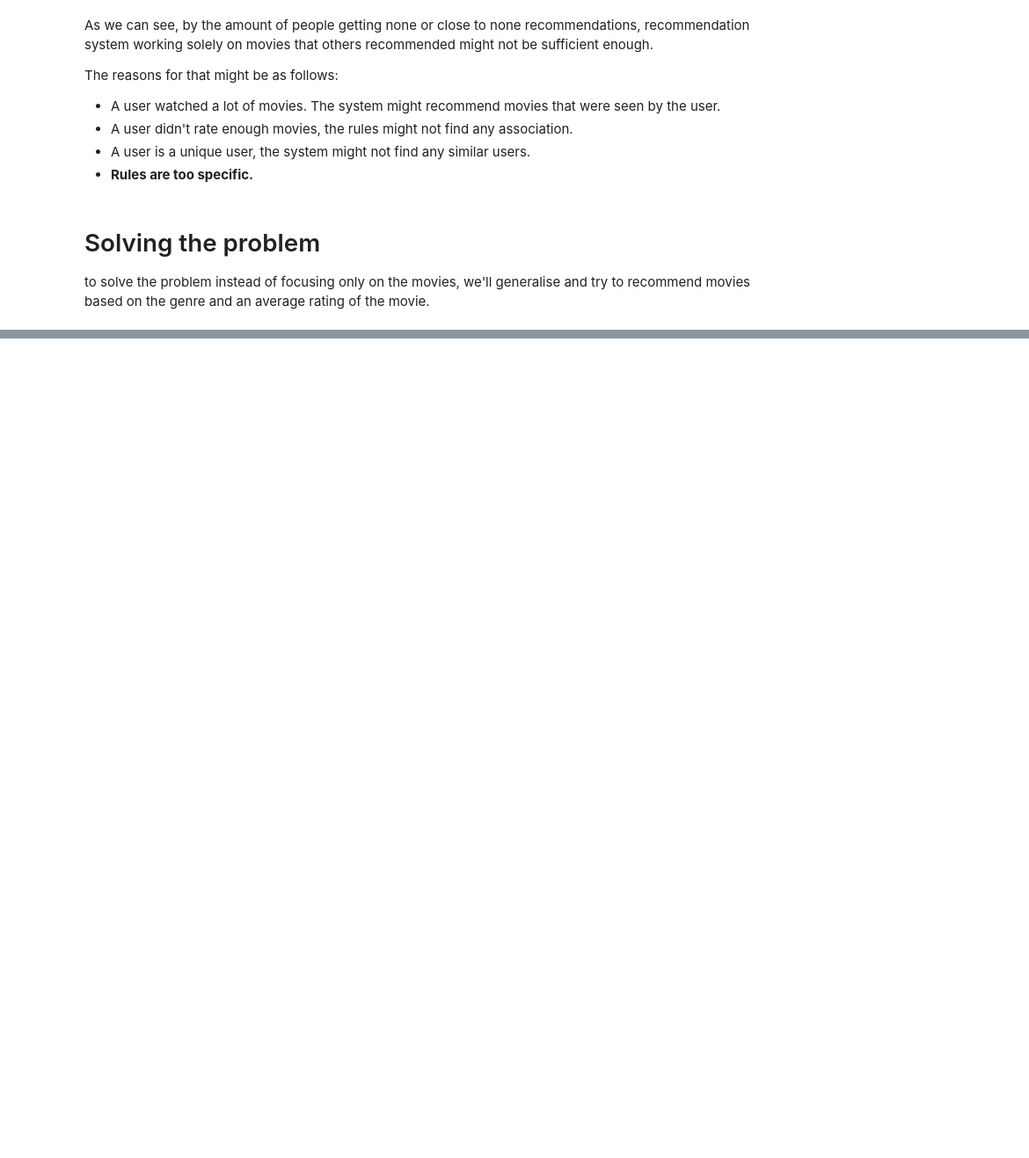
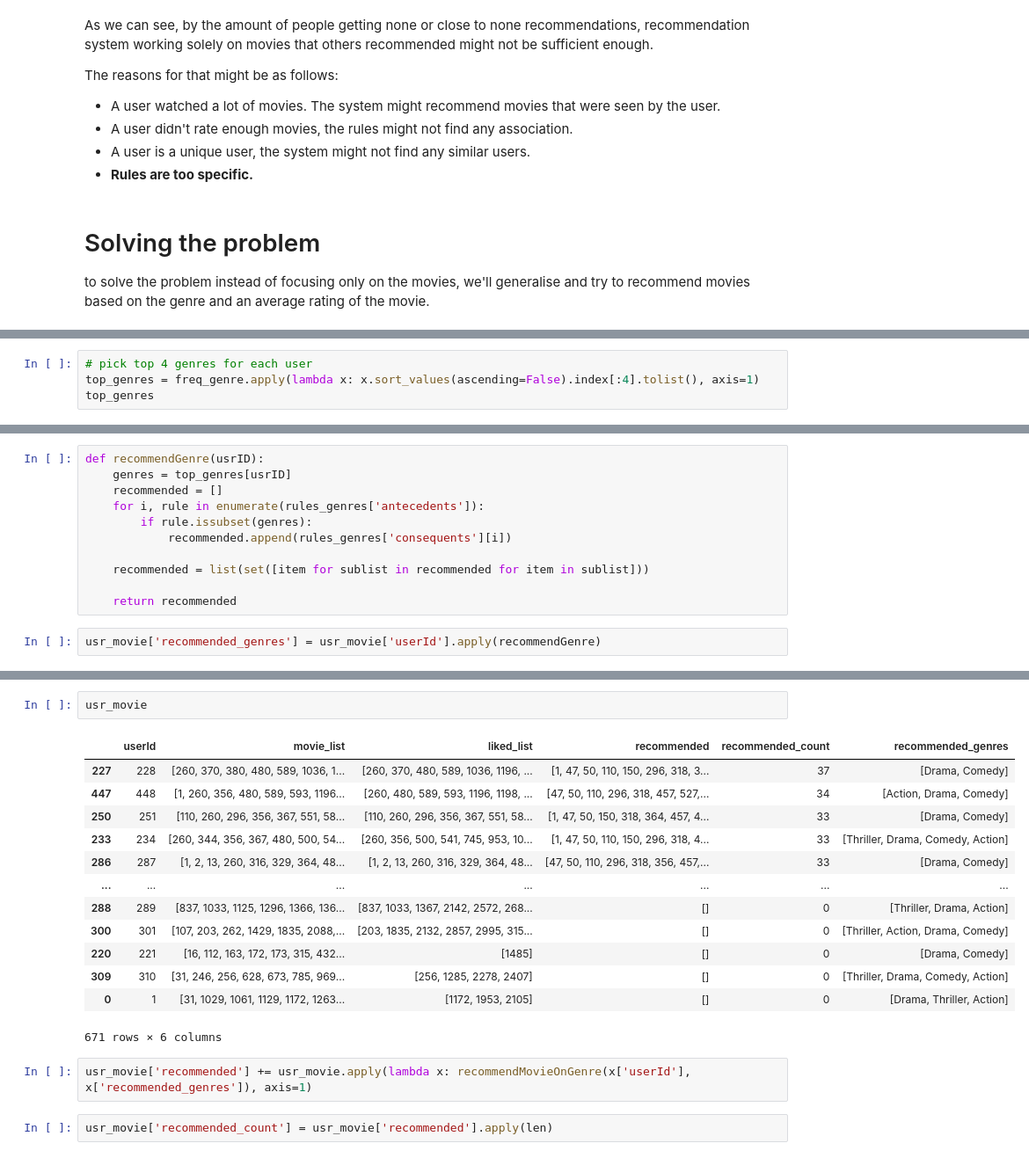
Before and after one commit to SamuelJanas/MovieReco, a Jupyter notebook: MovieReco.ipynb, the cells around one changed output, grey strips where cells are left out. Shown at 88% size. Cells and saved outputs as stored; diff of their text form; blank space fills up the shorter version.

```diff
--- a/MovieReco.ipynb
+++ b/MovieReco.ipynb
@@ -218,0 +306,4 @@ to solve the problem instead of focusing only on the movies, we'll generalise an
+# %%
+# pick top 4 genres for each user
+top_genres = freq_genre.apply(lambda x: x.sort_values(ascending=False).index[:4].tolist(), axis=1)
+top_genres
@@ -218,0 +324,13 @@ to solve the problem instead of focusing only on the movies, we'll generalise an
+# %%
+def recommendGenre(usrID):
+    genres = top_genres[usrID]
+    recommended = []
+    for i, rule in enumerate(rules_genres['antecedents']):
+        if rule.issubset(genres):
+            recommended.append(rules_genres['consequents'][i])
+
+    recommended = list(set([item for sublist in recommended for item in sublist]))
+
+    return recommended
+# %%
+usr_movie['recommended_genres'] = usr_movie['userId'].apply(recommendGenre)
@@ -218,0 +399,20 @@ to solve the problem instead of focusing only on the movies, we'll generalise an
+# %%
+usr_movie
+# %% [output]
+|  | userId | movie_list | liked_list | recommended | recommended_count | recommended_genres |
+| 227 | 228 | [260, 370, 380, 480, 589, 1036, 1... | [260, 370, 480, 589, 1036, 1196, ... | [1, 47, 50, 110, 150, 296, 318, 3... | 37 | [Drama, Comedy] |
+| 447 | 448 | [1, 260, 356, 480, 589, 593, 1196... | [260, 480, 589, 593, 1196, 1198, ... | [47, 50, 110, 296, 318, 457, 527,... | 34 | [Action, Drama, Comedy] |
+| 250 | 251 | [110, 260, 296, 356, 367, 551, 58... | [110, 260, 296, 356, 367, 551, 58... | [1, 47, 50, 150, 318, 364, 457, 4... | 33 | [Drama, Comedy] |
+| 233 | 234 | [260, 344, 356, 367, 480, 500, 54... | [260, 356, 500, 541, 745, 953, 10... | [1, 47, 50, 110, 150, 296, 318, 4... | 33 | [Thriller, Drama, Comedy, Action] |
+| 286 | 287 | [1, 2, 13, 260, 316, 329, 364, 48... | [1, 2, 13, 260, 316, 329, 364, 48... | [47, 50, 110, 296, 318, 356, 457,... | 33 | [Drama, Comedy] |
+| ... | ... | ... | ... | ... | ... | ... |
+| 288 | 289 | [837, 1033, 1125, 1296, 1366, 136... | [837, 1033, 1367, 2142, 2572, 268... | [] | 0 | [Thriller, Drama, Action] |
+| 300 | 301 | [107, 203, 262, 1429, 1835, 2088,... | [203, 1835, 2132, 2857, 2995, 315... | [] | 0 | [Thriller, Action, Drama, Comedy] |
+| 220 | 221 | [16, 112, 163, 172, 173, 315, 432... | [1485] | [] | 0 | [Drama, Comedy] |
+| 309 | 310 | [31, 246, 256, 628, 673, 785, 969... | [256, 1285, 2278, 2407] | [] | 0 | [Thriller, Drama, Comedy, Action] |
+| 0 | 1 | [31, 1029, 1061, 1129, 1172, 1263... | [1172, 1953, 2105] | [] | 0 | [Drama, Thriller, Action] |
+671 rows × 6 columns
+# %%
+usr_movie['recommended'] += usr_movie.apply(lambda x: recommendMovieOnGenre(x['userId'], x['recommended_genres']), axis=1)
+# %%
+usr_movie['recommended_count'] = usr_movie['recommended'].apply(len)
```
Also changed, not shown: parts of 14 cells of this notebook, 1 other file.
